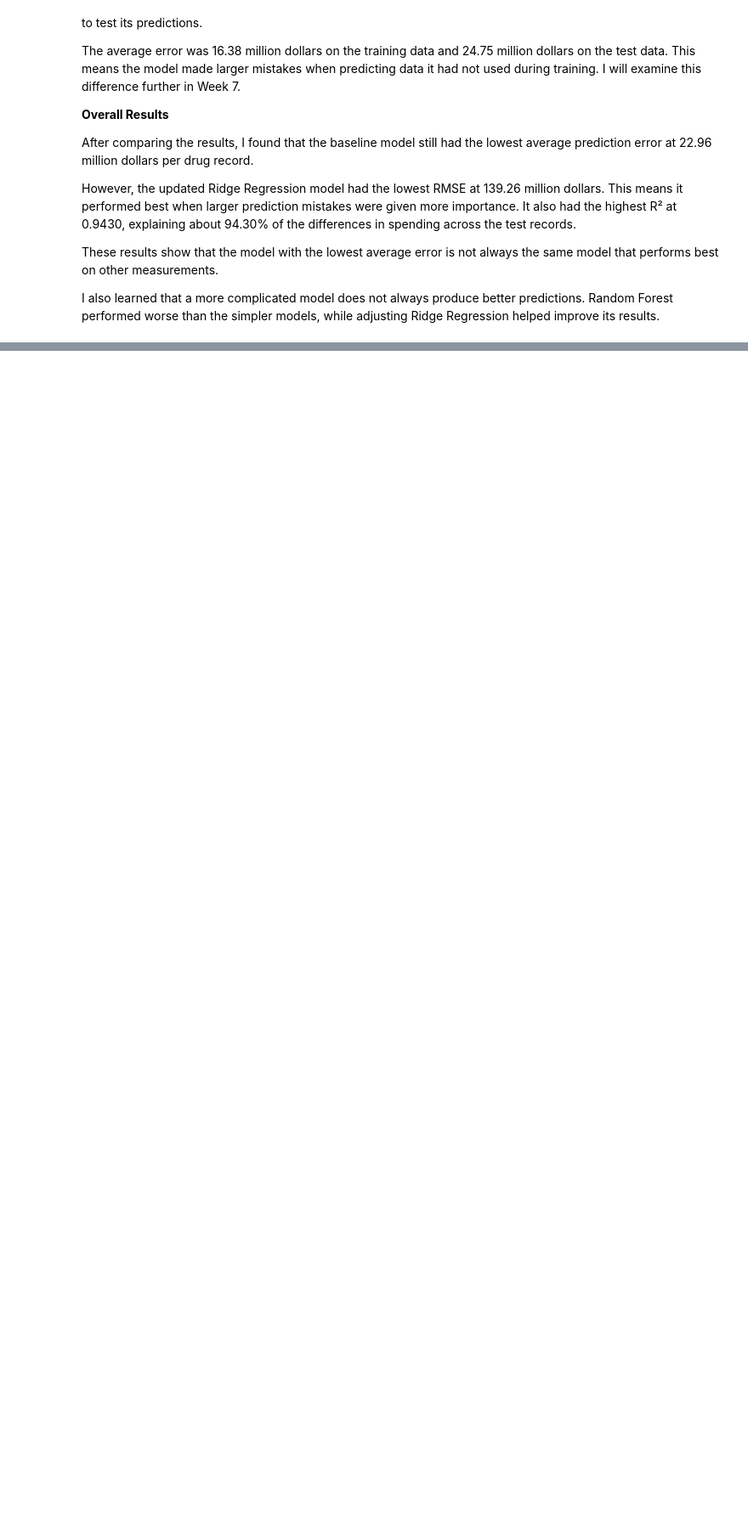
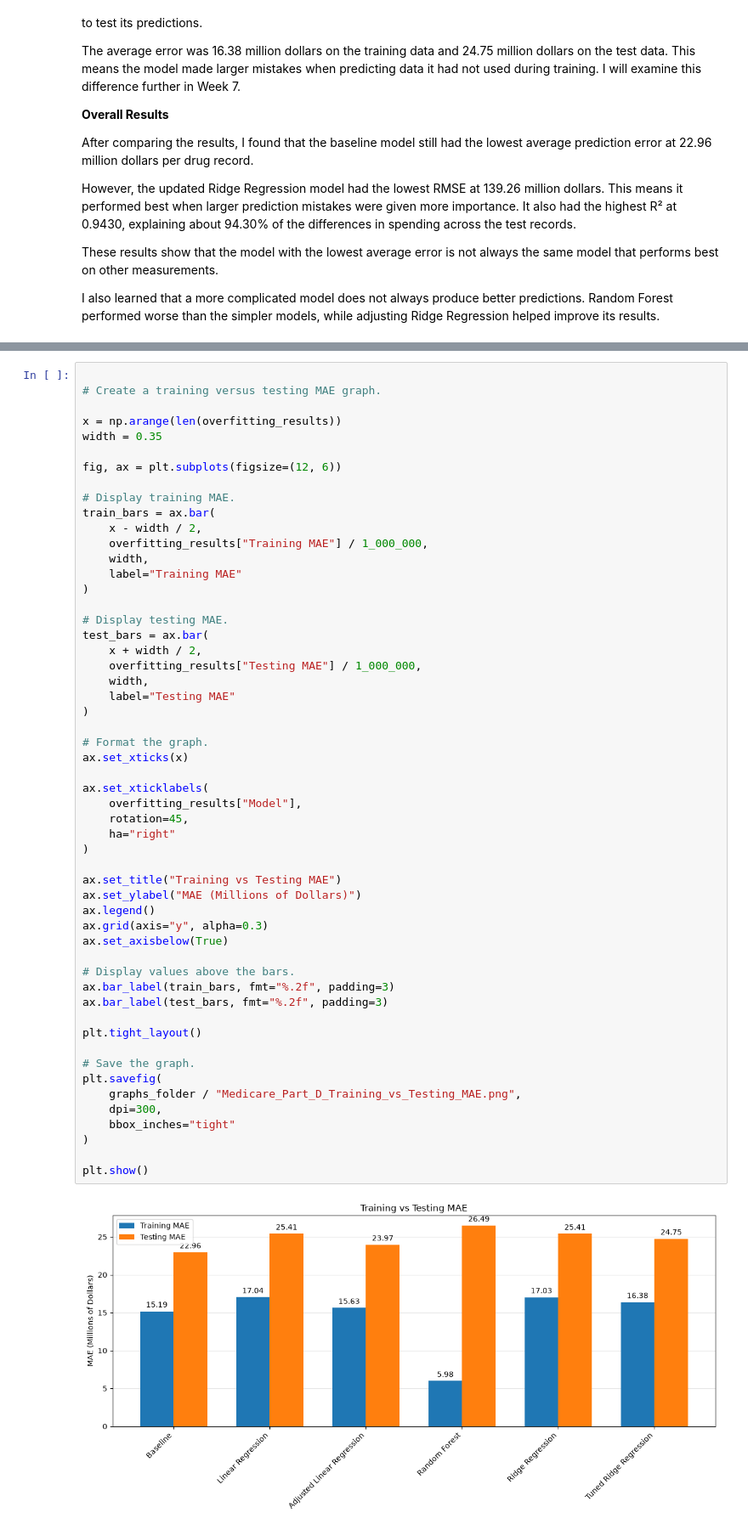
Before and after one commit to adrianakopf/DataScienceIU_INFO-I-492, a Jupyter notebook: MedicarePartD.ipynb, the cells around one changed output, grey strips where cells are left out. Shown at 85% size. Saved outputs shown, nothing was run; the diff lists cells and outputs as text; blank space fills up the shorter version.

```diff
--- a/MedicarePartD.ipynb
+++ b/MedicarePartD.ipynb
@@ -5310,0 +4740,56 @@ The goal is to connect the data analysis and machine learning results to the res
+# %%
+
+# Create a training versus testing MAE graph.
+
+x = np.arange(len(overfitting_results))
+width = 0.35
+
+fig, ax = plt.subplots(figsize=(12, 6))
+
+# Display training MAE.
+train_bars = ax.bar(
+    x - width / 2,
+    overfitting_results["Training MAE"] / 1_000_000,
+    width,
+    label="Training MAE"
+)
+
+# Display testing MAE.
+test_bars = ax.bar(
+    x + width / 2,
+    overfitting_results["Testing MAE"] / 1_000_000,
+    width,
+    label="Testing MAE"
+)
+
+# Format the graph.
+ax.set_xticks(x)
+
+ax.set_xticklabels(
+    overfitting_results["Model"],
+    rotation=45,
+    ha="right"
+)
+
+ax.set_title("Training vs Testing MAE")
+ax.set_ylabel("MAE (Millions of Dollars)")
+ax.legend()
+ax.grid(axis="y", alpha=0.3)
+ax.set_axisbelow(True)
+
+# Display values above the bars.
+ax.bar_label(train_bars, fmt="%.2f", padding=3)
+ax.bar_label(test_bars, fmt="%.2f", padding=3)
+
+plt.tight_layout()
+
+# Save the graph.
+plt.savefig(
+    graphs_folder / "Medicare_Part_D_Training_vs_Testing_MAE.png",
+    dpi=300,
+    bbox_inches="tight"
+)
+
+plt.show()
+# %% [output]
+[figure, added]
```
Also changed, not shown: parts of 67 cells of this notebook.
